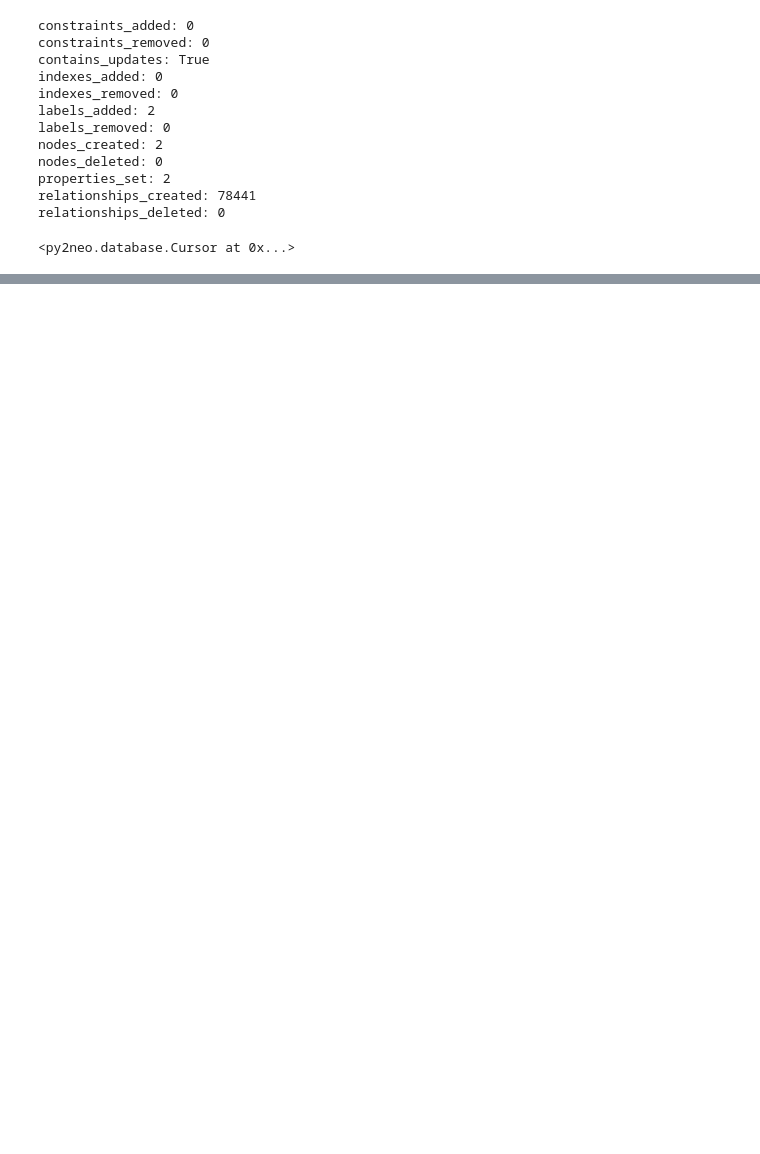
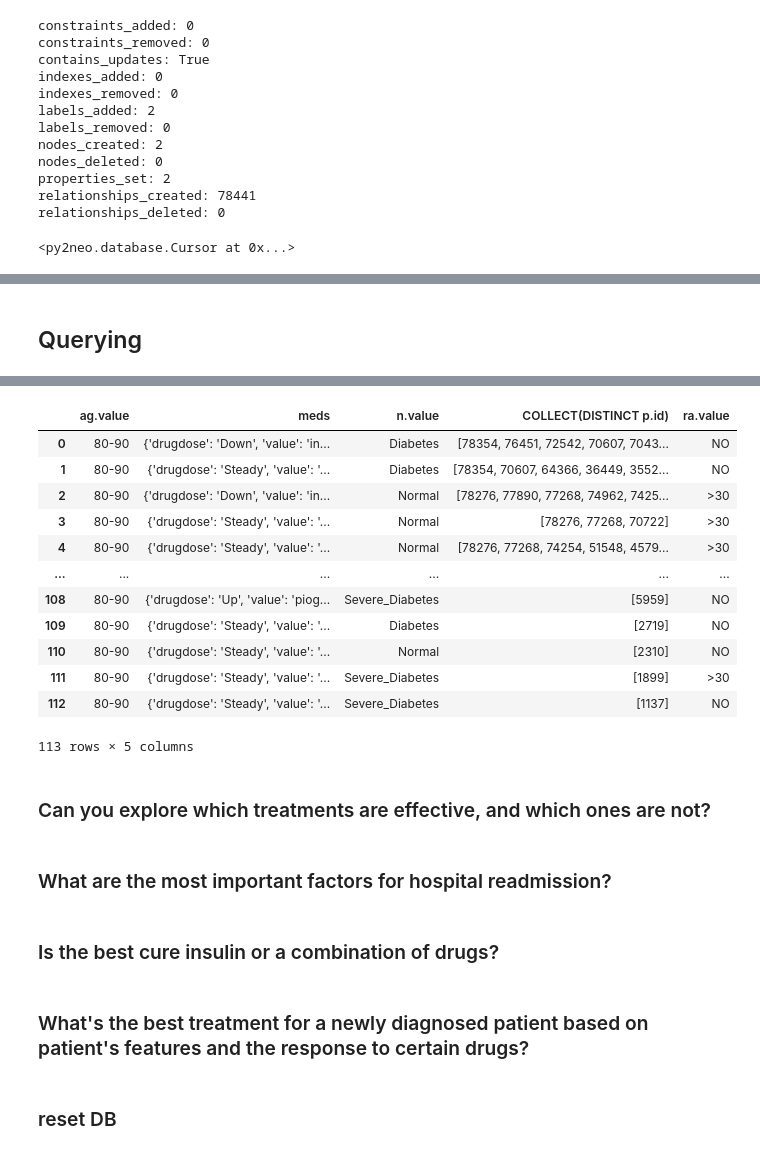
Before and after one commit to albert-kevin/SyntheticHealthData2020, a Jupyter notebook: code/notebooks/3-DataGraph.ipynb, the cells around one changed output, grey strips where cells are left out. Saved outputs shown, nothing was run; the diff lists cells and outputs as text; code cells hidden in the pictures; blank space fills up the shorter version.

```diff
--- a/code/notebooks/3-DataGraph.ipynb
+++ b/code/notebooks/3-DataGraph.ipynb
@@ -149,0 +291,2 @@ relationships_deleted: 0
+# %%
+graph.run("CREATE CONSTRAINT ON (h:HbA1c) ASSERT h.value IS UNIQUE")
@@ -149,0 +295,11 @@ relationships_deleted: 0
+# %%
+query = """
+USING PERIODIC COMMIT 1000
+LOAD CSV WITH HEADERS FROM 'file:///"""+file+"""' AS line FIELDTERMINATOR ','
+WITH line
+WHERE line.A1Cresult <> "None"
+MATCH (p:Patient {id:(line.id)})
+MERGE (h:HbA1c {value:(line.A1Cresult)})
+MERGE (p)-[:HBA1C_STATUS]->(h)
+"""
+display(graph.run(query).stats())
@@ -149,0 +319,2 @@ relationships_deleted: 0
+# %%
+graph.run("CREATE CONSTRAINT ON (ra:Readmitted) ASSERT ra.value IS UNIQUE")
@@ -149,0 +323,9 @@ relationships_deleted: 0
+# %%
+query = """
+USING PERIODIC COMMIT 1000
+LOAD CSV WITH HEADERS FROM 'file:///"""+file+"""' AS line FIELDTERMINATOR ','
+MATCH (p:Patient {id:(line.id)})
+MERGE (ra:Readmitted {value:(line.readmitted)})
+MERGE (p)-[:RECURRENT]->(ra)
+"""
+display(graph.run(query).stats())
@@ -149,0 +345,2 @@ relationships_deleted: 0
+# %% [markdown]
+## Querying
@@ -149,0 +358,16 @@ relationships_deleted: 0
+# %%
+%%time
+query = """
+MATCH (n:HbA1c)<-[:HBA1C_STATUS]-(p:Patient)-[:USE_MEDICINE]->(m:Medicine)
+WHERE m.value='insulin' AND m.drugdose='Down'
+WITH m, p
+MATCH (p)-[:HAS_AGE]->(ag:AgeGroup)
+WHERE ag.value='80-90'
+WITH p, ag
+MATCH (n:HbA1c)<-[:HBA1C_STATUS]-(p)-[:USE_MEDICINE]->(meds:Medicine)
+MATCH (p)-[:RECURRENT]->(ra:Readmitted)
+//WHERE meds.drugdose='Down' OR meds.drugdose='Steady'
+RETURN ag.value, meds, n.value, COLLECT(DISTINCT p.id), ra.value ORDER BY ag.value DESC LIMIT 200
+"""
+graph.run(query).to_data_frame()
+# %% [output]
@@ -149,0 +376,23 @@ relationships_deleted: 0
+|  | ag.value | meds | n.value | COLLECT(DISTINCT p.id) | ra.value |
+| 0 | 80-90 | {'drugdose': 'Down', 'value': 'in... | Diabetes | [78354, 76451, 72542, 70607, 7043... | NO |
+| 1 | 80-90 | {'drugdose': 'Steady', 'value': '... | Diabetes | [78354, 70607, 64366, 36449, 3552... | NO |
+| 2 | 80-90 | {'drugdose': 'Down', 'value': 'in... | Normal | [78276, 77890, 77268, 74962, 7425... | >30 |
+| 3 | 80-90 | {'drugdose': 'Steady', 'value': '... | Normal | [78276, 77268, 70722] | >30 |
+| 4 | 80-90 | {'drugdose': 'Steady', 'value': '... | Normal | [78276, 77268, 74254, 51548, 4579... | >30 |
+| ... | ... | ... | ... | ... | ... |
+| 108 | 80-90 | {'drugdose': 'Up', 'value': 'piog... | Severe_Diabetes | [5959] | NO |
+| 109 | 80-90 | {'drugdose': 'Steady', 'value': '... | Diabetes | [2719] | NO |
+| 110 | 80-90 | {'drugdose': 'Steady', 'value': '... | Normal | [2310] | NO |
+| 111 | 80-90 | {'drugdose': 'Steady', 'value': '... | Severe_Diabetes | [1899] | >30 |
+| 112 | 80-90 | {'drugdose': 'Steady', 'value': '... | Severe_Diabetes | [1137] | NO |
+113 rows × 5 columns
+# %% [markdown]
+### Can you explore which treatments are effective, and which ones are not?
+# %% [markdown]
+### What are the most important factors for hospital readmission?
+# %% [markdown]
+### Is the best cure insulin or a combination of drugs?
+# %% [markdown]
+### What's the best treatment for a newly diagnosed patient based on patient's features and the response to certain drugs?
+# %% [markdown]
+### reset DB
```
Also changed, not shown: parts of 28 cells of this notebook, 8 other files.
